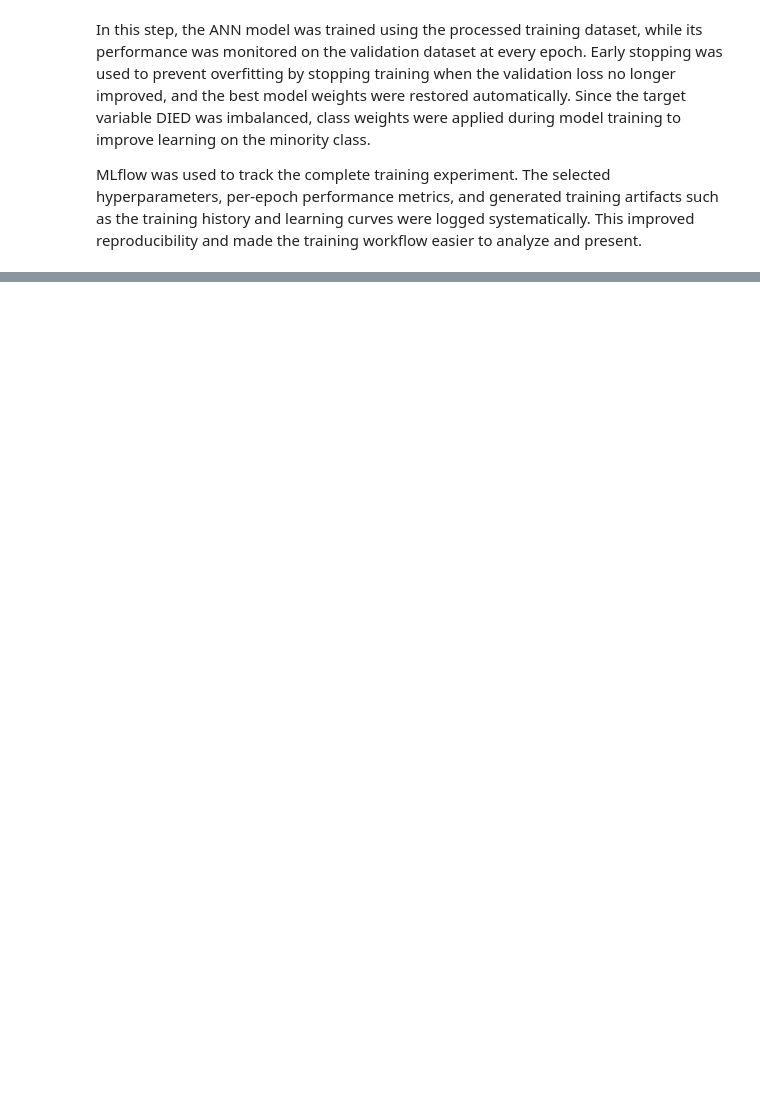
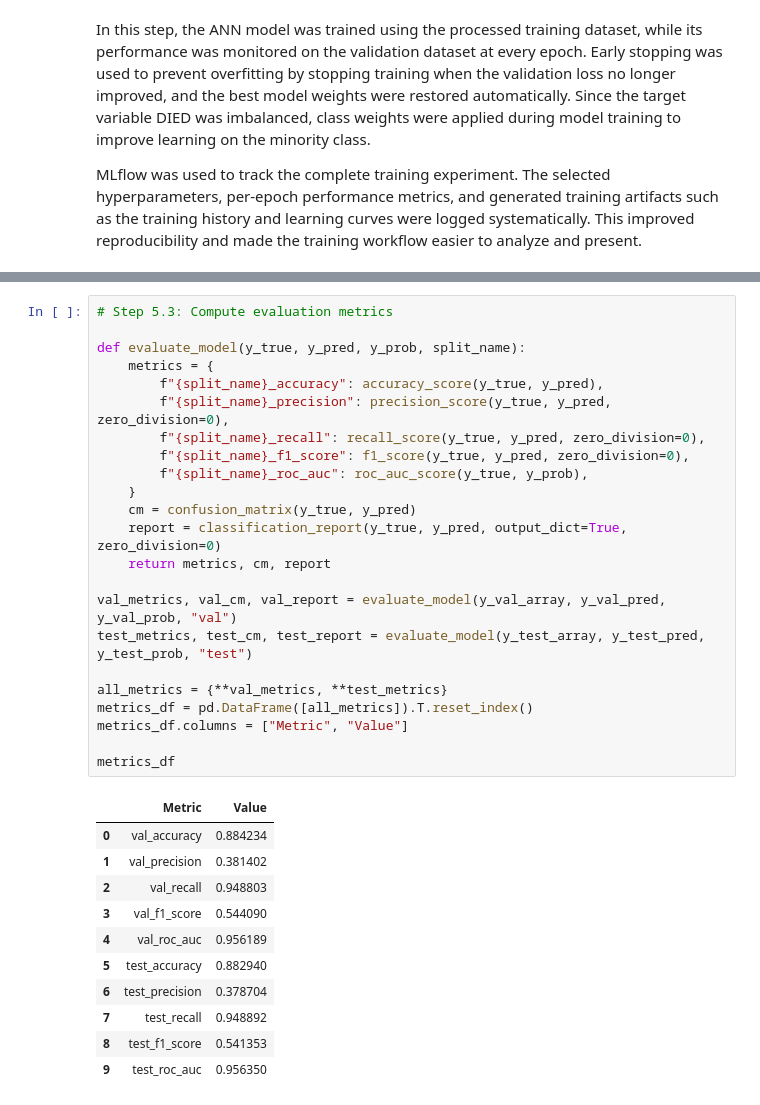
Before and after one commit to Rohit-Girhe/Covid-19-Mexico-Dataset-Analysis, a Jupyter notebook: Notebook/Model_Building.ipynb, the cells around one changed output, grey strips where cells are left out. Drawn from its saved outputs; the diff is of its cells as text; blank space fills up the shorter version.

```diff
--- a/Notebook/Model_Building.ipynb
+++ b/Notebook/Model_Building.ipynb
@@ -475,0 +563,35 @@ MLflow was used to track the complete training experiment. The selected hyperpar
+# %%
+# Step 5.3: Compute evaluation metrics
+
+def evaluate_model(y_true, y_pred, y_prob, split_name):
+    metrics = {
+        f"{split_name}_accuracy": accuracy_score(y_true, y_pred),
+        f"{split_name}_precision": precision_score(y_true, y_pred, zero_division=0),
+        f"{split_name}_recall": recall_score(y_true, y_pred, zero_division=0),
+        f"{split_name}_f1_score": f1_score(y_true, y_pred, zero_division=0),
+        f"{split_name}_roc_auc": roc_auc_score(y_true, y_prob),
+    }
+    cm = confusion_matrix(y_true, y_pred)
+    report = classification_report(y_true, y_pred, output_dict=True, zero_division=0)
+    return metrics, cm, report
+
+val_metrics, val_cm, val_report = evaluate_model(y_val_array, y_val_pred, y_val_prob, "val")
+test_metrics, test_cm, test_report = evaluate_model(y_test_array, y_test_pred, y_test_prob, "test")
+
+all_metrics = {**val_metrics, **test_metrics}
+metrics_df = pd.DataFrame([all_metrics]).T.reset_index()
+metrics_df.columns = ["Metric", "Value"]
+
+metrics_df
+# %% [output]
+|  | Metric | Value |
+| 0 | val_accuracy | 0.884234 |
+| 1 | val_precision | 0.381402 |
+| 2 | val_recall | 0.948803 |
+| 3 | val_f1_score | 0.544090 |
+| 4 | val_roc_auc | 0.956189 |
+| 5 | test_accuracy | 0.882940 |
+| 6 | test_precision | 0.378704 |
+| 7 | test_recall | 0.948892 |
+| 8 | test_f1_score | 0.541353 |
+| 9 | test_roc_auc | 0.956350 |
```
Also changed, not shown: parts of 22 cells of this notebook, 2 other files.
